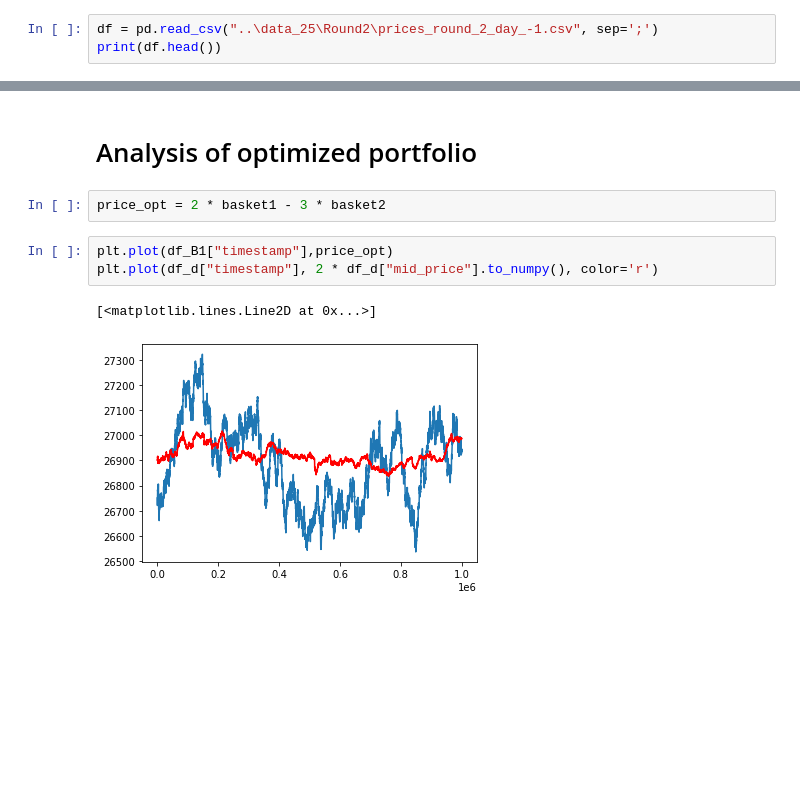
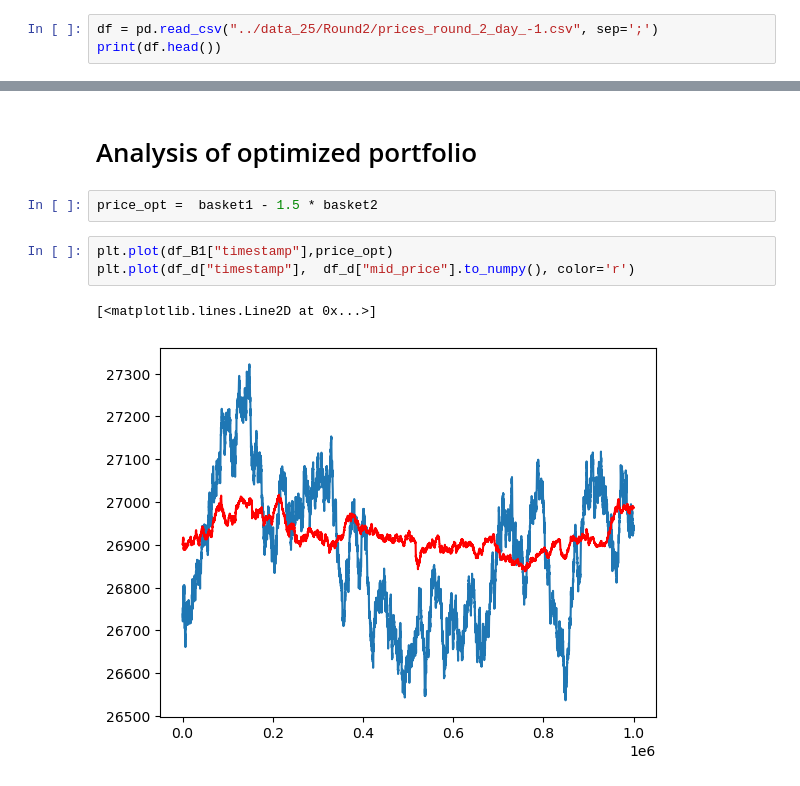
Before and after one commit to SGebhardt03/Prosperity3Enigma, a Jupyter notebook: Round2/Data_Analysis.ipynb, the cells around one changed output, grey strips where cells are left out. Drawn from its saved outputs; the diff is of its cells as text; blank space fills up the shorter version.

Commit message:
add Spread_Trader, increased PnL on baskets

```diff
--- a/Round2/Data_Analysis.ipynb
+++ b/Round2/Data_Analysis.ipynb
@@ -3,7 +3,7 @@ import numpy as np
 import pandas as pd
 import matplotlib.pyplot as plt
 # %%
-df = pd.read_csv("..\data_25\Round2\prices_round_2_day_-1.csv", sep=';')
+df = pd.read_csv("../data_25/Round2/prices_round_2_day_-1.csv", sep=';')
 print(df.head())
 # %% [output]
    day  timestamp         product  bid_price_1  bid_volume_1  bid_price_2  \
@@ -117,10 +117,10 @@ Croissant-Exposure: [0.00092996]
 # %% [markdown]
 # Analysis of optimized portfolio
 # %%
-price_opt = 2 * basket1 - 3 * basket2
+price_opt =  basket1 - 1.5 * basket2
 # %%
 plt.plot(df_B1["timestamp"],price_opt)
-plt.plot(df_d["timestamp"], 2 * df_d["mid_price"].to_numpy(), color='r')
+plt.plot(df_d["timestamp"],  df_d["mid_price"].to_numpy(), color='r')
 # %% [output]
 [<matplotlib.lines.Line2D at 0x...>]
-[figure, old version]
+[figure, new version]
```
Also changed, not shown: parts of 5 cells of this notebook, 4 other files.
